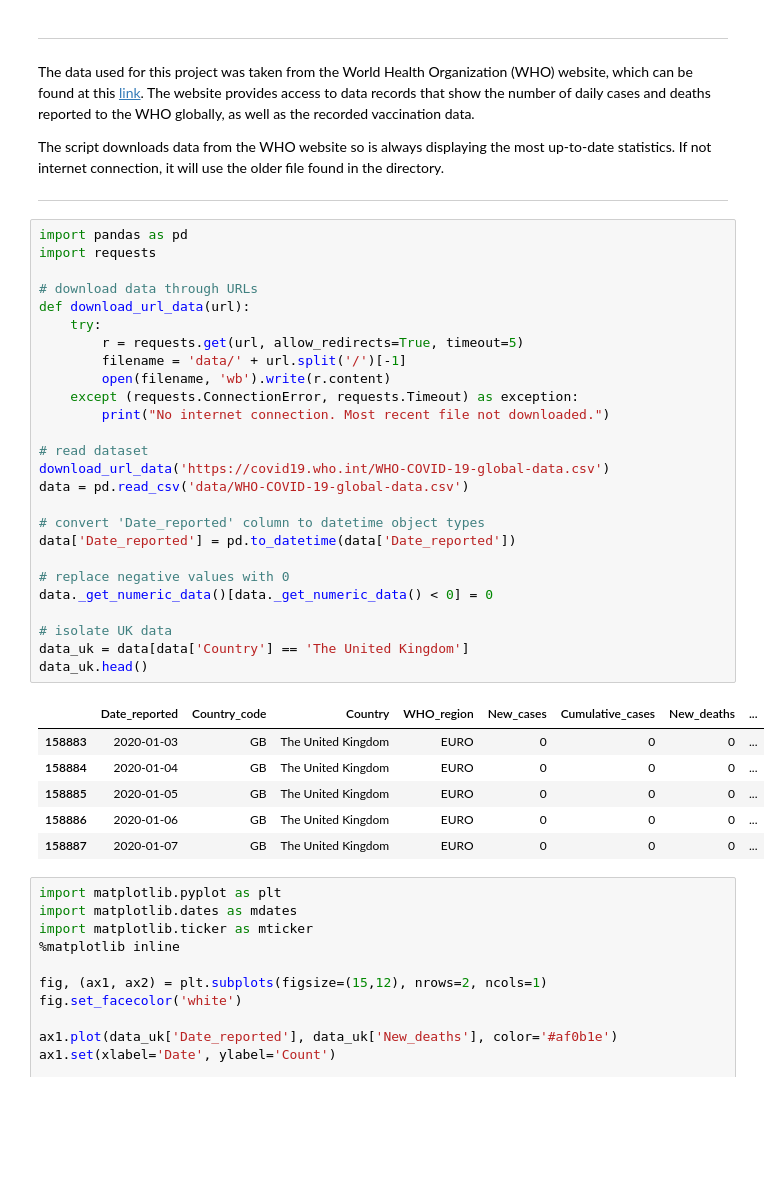
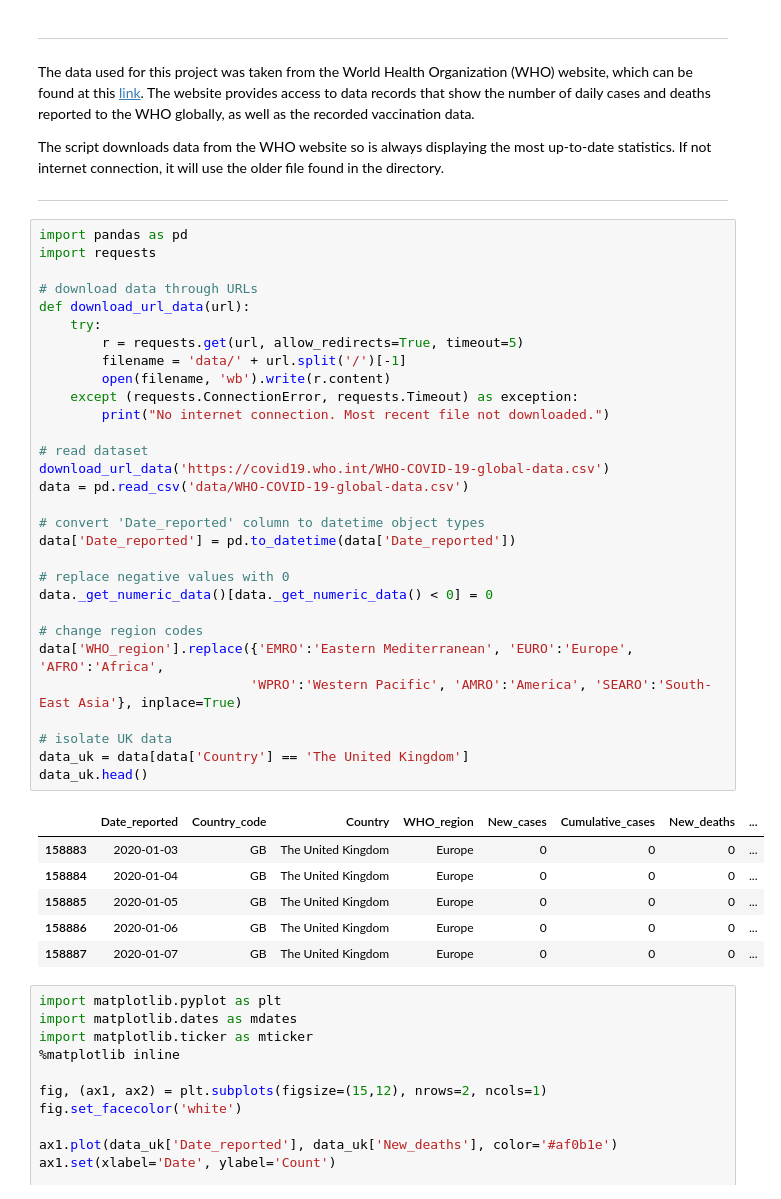
Before and after one commit to joel-pearson/visualisation-practice, a Jupyter notebook: covid-19-visual-practice.ipynb, the cells around one changed output. Drawn from its saved outputs; the diff is of its cells as text; blank space fills up the shorter version.

```diff
--- a/covid-19-visual-practice.ipynb
+++ b/covid-19-visual-practice.ipynb
@@ -13,36 +13,40 @@ The script downloads data from the WHO website so is always displaying the most
 # %%
 import pandas as pd
 import requests
 
 # download data through URLs
 def download_url_data(url):
     try:
         r = requests.get(url, allow_redirects=True, timeout=5)
         filename = 'data/' + url.split('/')[-1]
         open(filename, 'wb').write(r.content)
     except (requests.ConnectionError, requests.Timeout) as exception:
         print("No internet connection. Most recent file not downloaded.")
 
 # read dataset
 download_url_data('https://covid19.who.int/WHO-COVID-19-global-data.csv')
 data = pd.read_csv('data/WHO-COVID-19-global-data.csv')
 
 # convert 'Date_reported' column to datetime object types
 data['Date_reported'] = pd.to_datetime(data['Date_reported'])
 
 # replace negative values with 0
 data._get_numeric_data()[data._get_numeric_data() < 0] = 0
 
+# change region codes
+data['WHO_region'].replace({'EMRO':'Eastern Mediterranean', 'EURO':'Europe', 'AFRO':'Africa',
+                           'WPRO':'Western Pacific', 'AMRO':'America', 'SEARO':'South-East Asia'}, inplace=True)
+
 # isolate UK data
 data_uk = data[data['Country'] == 'The United Kingdom']
 data_uk.head()
 # %% [output]
 |  | Date_reported | Country_code | Country | WHO_region | New_cases | Cumulative_cases | New_deaths | ... |
-| 158883 | 2020-01-03 | GB | The United Kingdom | EURO | 0 | 0 | 0 | ... |
-| 158884 | 2020-01-04 | GB | The United Kingdom | EURO | 0 | 0 | 0 | ... |
-| 158885 | 2020-01-05 | GB | The United Kingdom | EURO | 0 | 0 | 0 | ... |
-| 158886 | 2020-01-06 | GB | The United Kingdom | EURO | 0 | 0 | 0 | ... |
-| 158887 | 2020-01-07 | GB | The United Kingdom | EURO | 0 | 0 | 0 | ... |
+| 158883 | 2020-01-03 | GB | The United Kingdom | Europe | 0 | 0 | 0 | ... |
+| 158884 | 2020-01-04 | GB | The United Kingdom | Europe | 0 | 0 | 0 | ... |
+| 158885 | 2020-01-05 | GB | The United Kingdom | Europe | 0 | 0 | 0 | ... |
+| 158886 | 2020-01-06 | GB | The United Kingdom | Europe | 0 | 0 | 0 | ... |
+| 158887 | 2020-01-07 | GB | The United Kingdom | Europe | 0 | 0 | 0 | ... |
 # %%
 import matplotlib.pyplot as plt
 import matplotlib.dates as mdates
```
Also changed, not shown: parts of 1 cell of this notebook.
